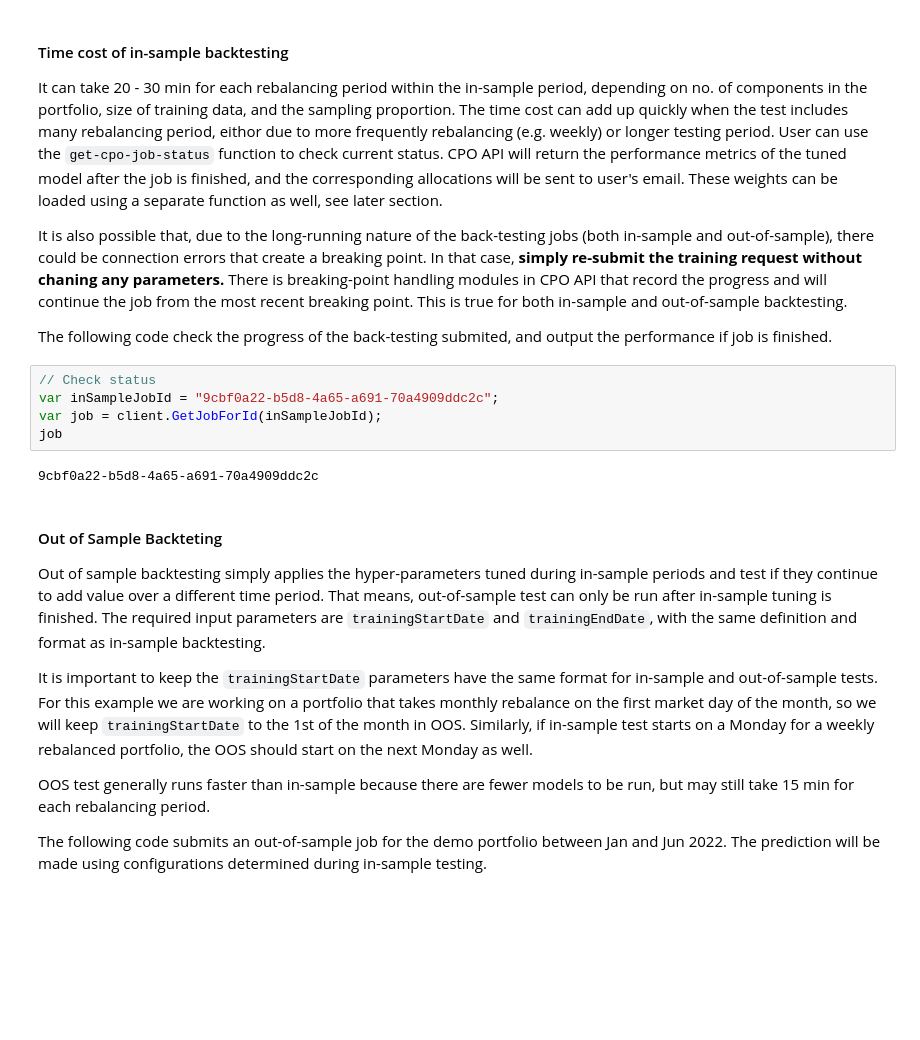
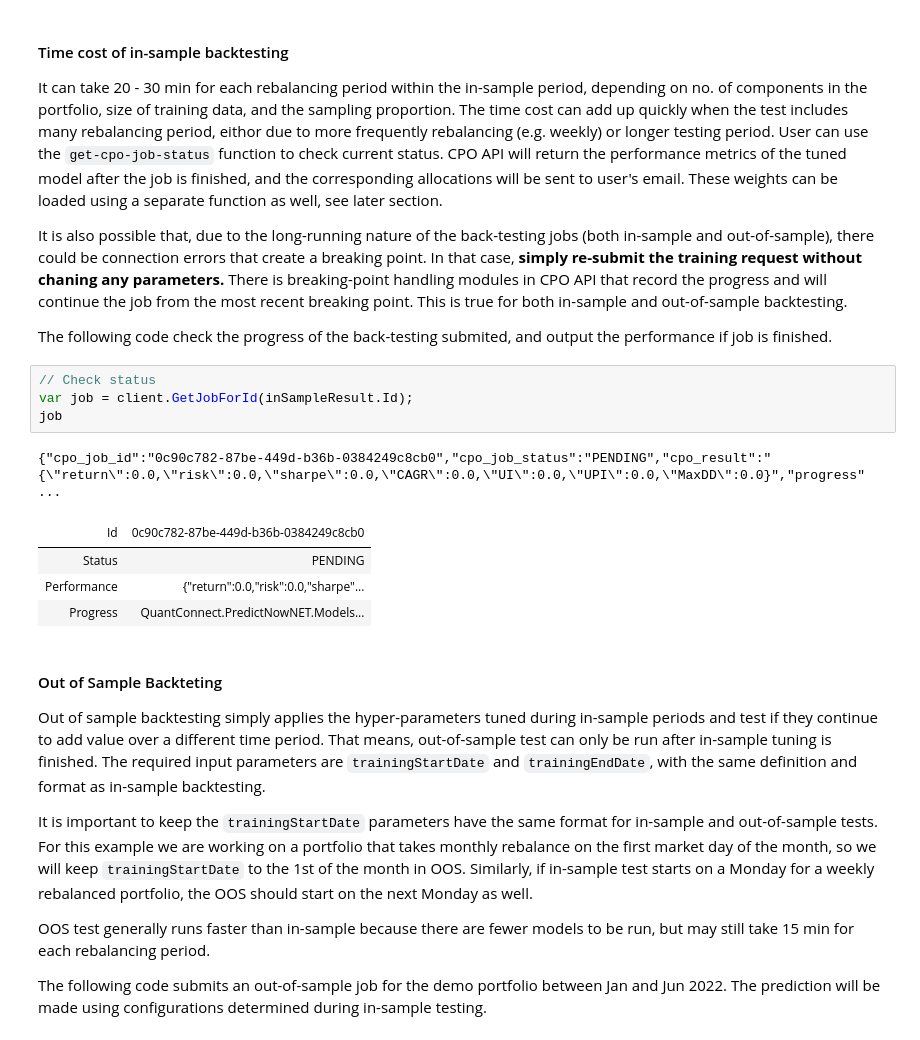
Before and after one commit to QuantConnect/PredictNowNET, a Jupyter notebook: PredictNowNET-Example-CSharp.ipynb, the cells around one changed output. Drawn from its saved outputs; the diff is of its cells as text; blank space fills up the shorter version.

```diff
--- a/PredictNowNET-Example-CSharp.ipynb
+++ b/PredictNowNET-Example-CSharp.ipynb
@@ -145,11 +146,14 @@ It is also possible that, due to the long-running nature of the back-testing job
 The following code check the progress of the back-testing submited, and output the performance if job is finished.
 # %%
 // Check status
-var inSampleJobId = "9cbf0a22-b5d8-4a65-a691-70a4909ddc2c";
-var job = client.GetJobForId(inSampleJobId);
+var job = client.GetJobForId(inSampleResult.Id);
 job
 # %% [output]
-9cbf0a22-b5d8-4a65-a691-70a4909ddc2c
+{"cpo_job_id":"0c90c782-87be-449d-b36b-0384249c8cb0","cpo_job_status":"PENDING","cpo_result":"{\"return\":0.0,\"risk\":0.0,\"sharpe\":0.0,\"CAGR\":0.0,\"UI\":0.0,\"UPI\":0.0,\"MaxDD\":0.0}","progress" ...
+| Id | 0c90c782-87be-449d-b36b-0384249c8cb0 |
+| Status | PENDING |
+| Performance | {"return":0.0,"risk":0.0,"sharpe"... |
+| Progress | QuantConnect.PredictNowNET.Models... |
 # %% [markdown]
 #### Out of Sample Backteting
 
```
Also changed, not shown: parts of 8 cells of this notebook, 6 other files.
